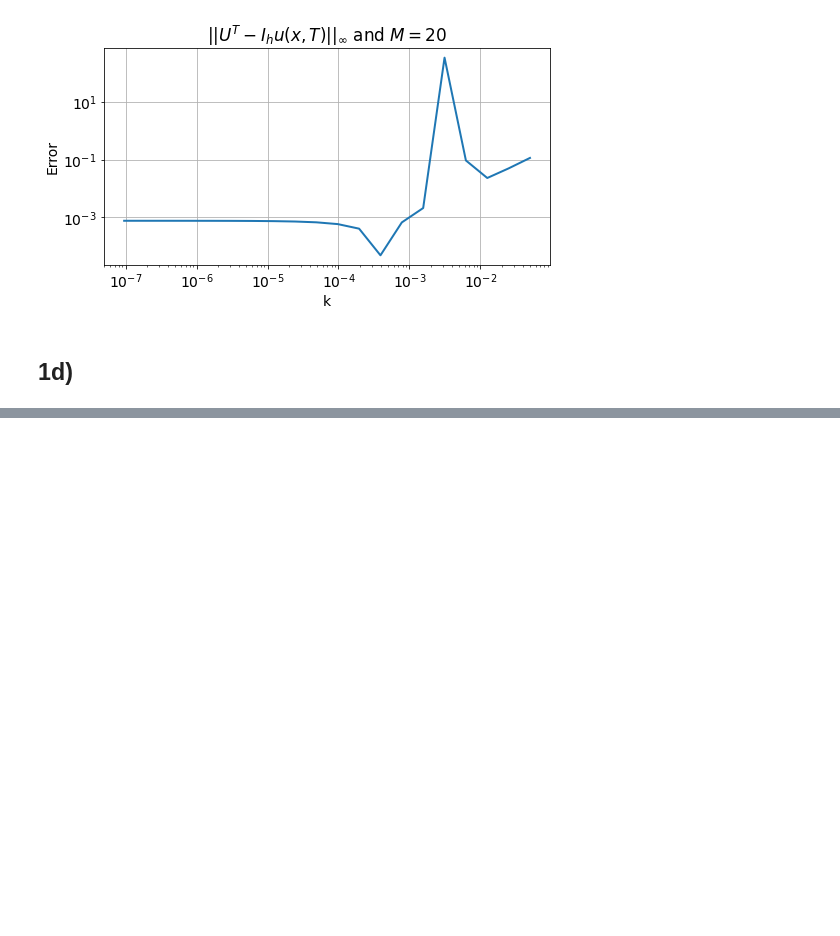
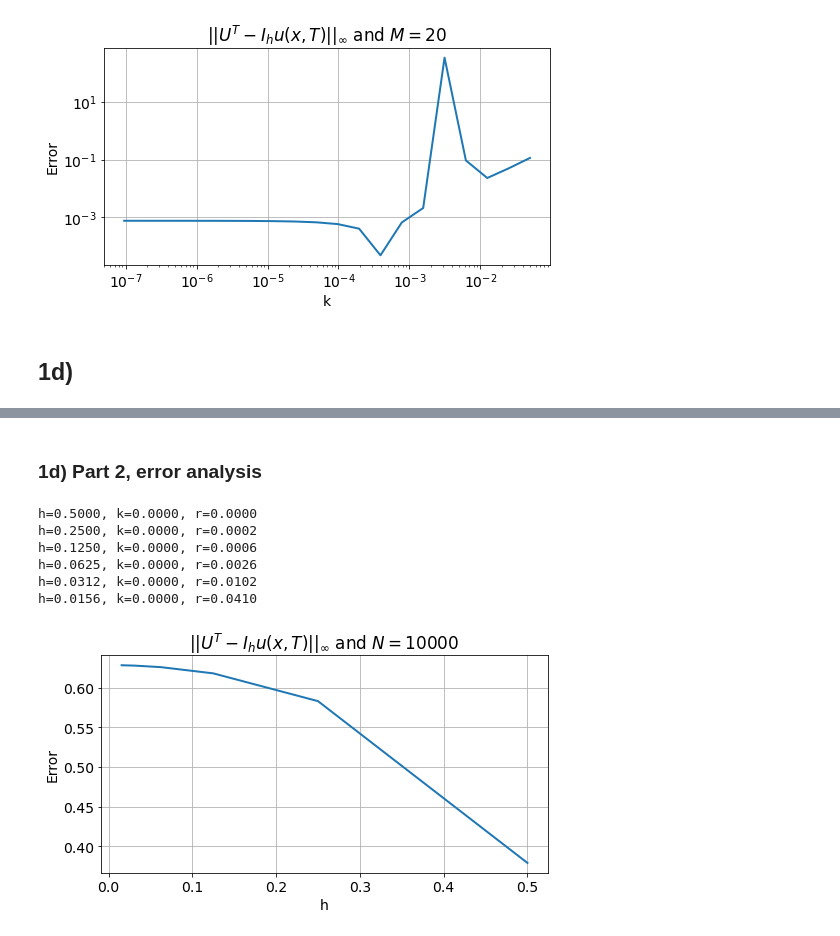
Before and after one commit to aledha/TMA4212-NumDiffDiff, a Jupyter notebook: Exercise 2/Ex2.ipynb, the cells around one changed output, grey strips where cells are left out. Drawn from its saved outputs; the diff is of its cells as text; code cells hidden in the pictures; blank space fills up the shorter version.

```diff
--- a/Exercise 2/Ex2.ipynb
+++ b/Exercise 2/Ex2.ipynb
@@ -250,12 +250,12 @@ def u_exact(x,t):
 # %% [markdown]
 ### 1c1) Error as function of $h$
 # %%
-def error_analysis(g, Ms, Ns, T):
+def error_analysis(g, Ms, Ns, T, solver):
     i = 0
     error = np.zeros(max(Ms.size, Ns.size))
     for M in Ms:
         for N in Ns:
-            x, t, U = forward_euler_own(u0, M = M, N = N, T = T)
+            x, t, U = solver(u0, M = M, N = N, T = T)
             tt, xx = np.meshgrid(t, x)
             error[i]= np.max(np.abs(u_exact(x, t[-1]) - U[:,-1]))
             i += 1
@@ -431,0 +434,26 @@ h=0.0500, k=0.0013, r=0.5000
+# %% [markdown]
+### 1d) Part 2, error analysis
+# %%
+T = 0.1
+N = 10000
+Ns = np.array([N])
+K = 6
+Ms = 2**np.arange(1,K+1)
+hs = 1 / Ms
+error_h = error_analysis(u0_2, Ms, Ns, T, forward_euler_neumann)
+
+plt.figure(0)
+plt.plot(hs, error_h)
+#plt.scatter(hs, error_h)
+plt.xlabel('h')
+plt.ylabel('Error')
+plt.title(r'$||U^T-I_hu(x,T)||_\infty$ and ' + rf'$N={N}$')
+plt.show()
+# %% [output]
+h=0.5000, k=0.0000, r=0.0000
+h=0.2500, k=0.0000, r=0.0002
+h=0.1250, k=0.0000, r=0.0006
+h=0.0625, k=0.0000, r=0.0026
+h=0.0312, k=0.0000, r=0.0102
+h=0.0156, k=0.0000, r=0.0410
+[figure, added]
```
Also changed, not shown: parts of 8 cells of this notebook, 1 other file.
